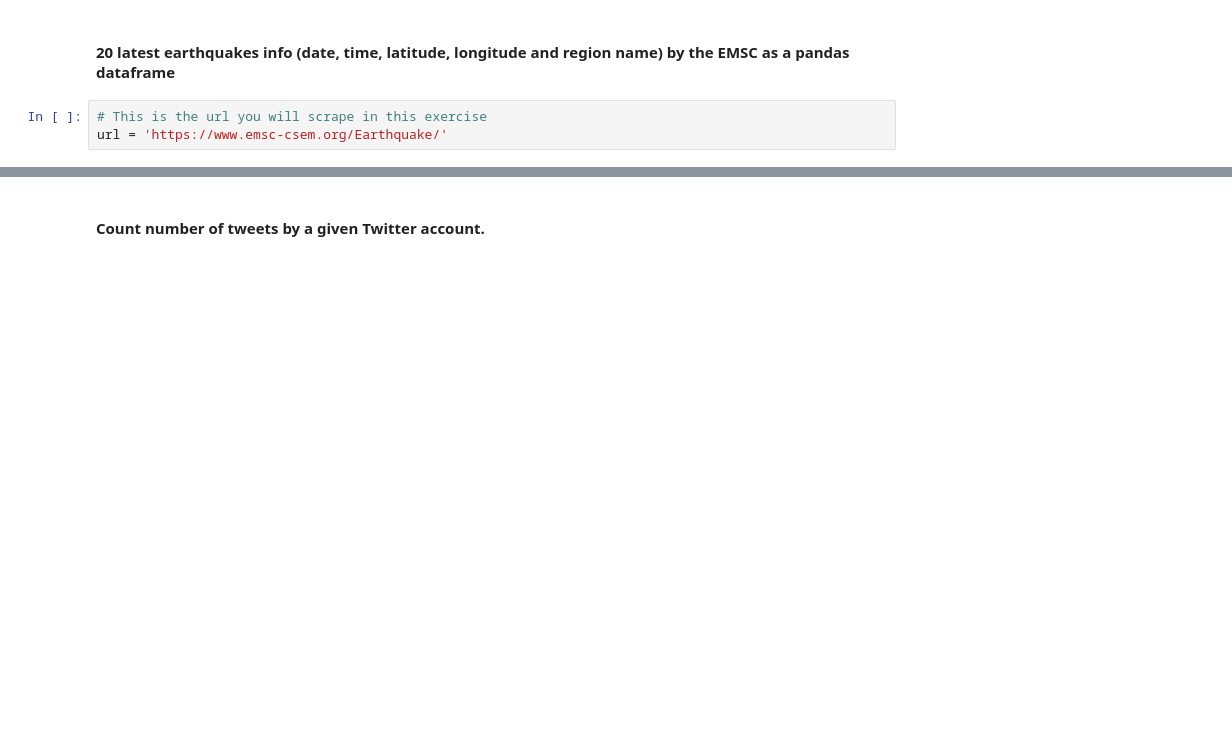
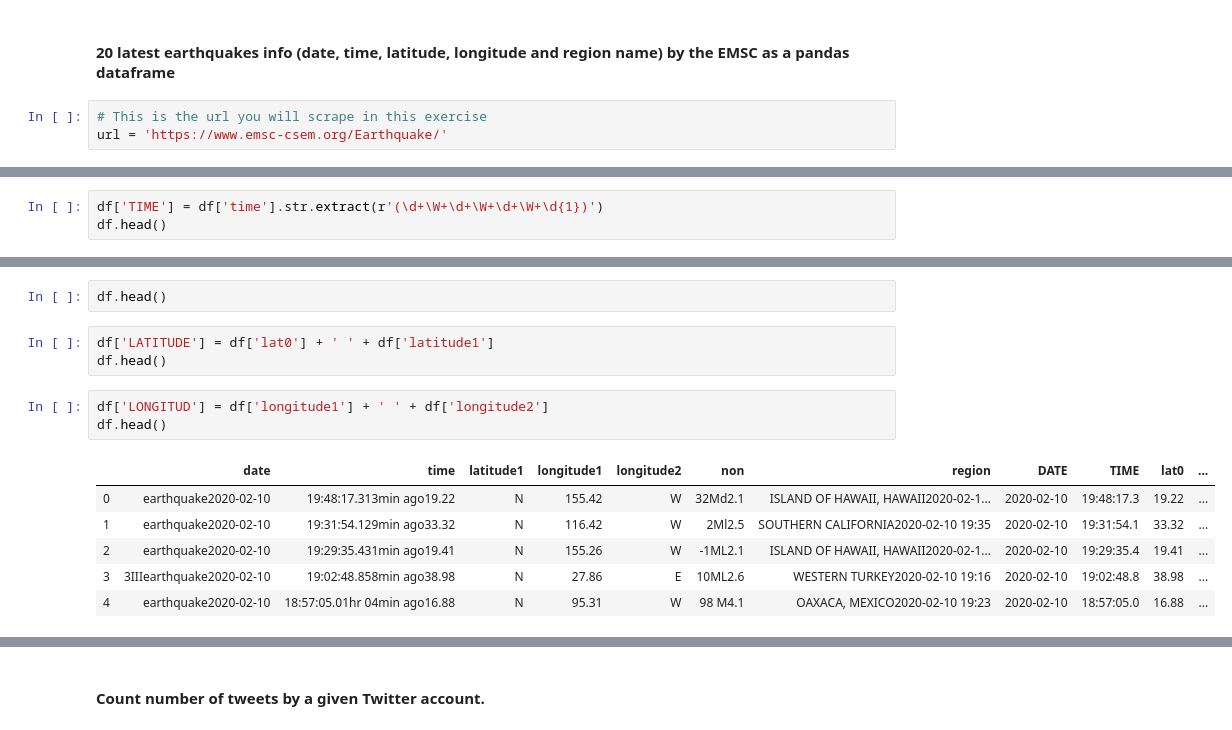
Before and after one commit to ta-datapt-bcn/lab-web-scraping, a Jupyter notebook: your-code/main.ipynb, the cells around one changed output, grey strips where cells are left out. Saved outputs shown, nothing was run; the diff lists cells and outputs as text; blank space fills up the shorter version.

```diff
--- a/your-code/main.ipynb
+++ b/your-code/main.ipynb
@@ -417,0 +592,3 @@ url = 'https://www.emsc-csem.org/Earthquake/'
+# %%
+df['TIME'] = df['time'].str.extract(r'(\d+\W+\d+\W+\d+\W+\d{1})')
+df.head()
@@ -417,0 +621,15 @@ url = 'https://www.emsc-csem.org/Earthquake/'
+# %%
+df.head()
+# %%
+df['LATITUDE'] = df['lat0'] + ' ' + df['latitude1']
+df.head()
+# %%
+df['LONGITUD'] = df['longitude1'] + ' ' + df['longitude2']
+df.head()
+# %% [output]
+|  | date | time | latitude1 | longitude1 | longitude2 | non | region | DATE | TIME | lat0 | ... |
+| 0 | earthquake2020-02-10 | 19:48:17.313min ago19.22 | N | 155.42 | W | 32Md2.1 | ISLAND OF HAWAII, HAWAII2020-02-1... | 2020-02-10 | 19:48:17.3 | 19.22 | ... |
+| 1 | earthquake2020-02-10 | 19:31:54.129min ago33.32 | N | 116.42 | W | 2Ml2.5 | SOUTHERN CALIFORNIA2020-02-10 19:35 | 2020-02-10 | 19:31:54.1 | 33.32 | ... |
+| 2 | earthquake2020-02-10 | 19:29:35.431min ago19.41 | N | 155.26 | W | -1ML2.1 | ISLAND OF HAWAII, HAWAII2020-02-1... | 2020-02-10 | 19:29:35.4 | 19.41 | ... |
+| 3 | 3IIIearthquake2020-02-10 | 19:02:48.858min ago38.98 | N | 27.86 | E | 10ML2.6 | WESTERN TURKEY2020-02-10 19:16 | 2020-02-10 | 19:02:48.8 | 38.98 | ... |
+| 4 | earthquake2020-02-10 | 18:57:05.01hr 04min ago16.88 | N | 95.31 | W | 98 M4.1 | OAXACA, MEXICO2020-02-10 19:23 | 2020-02-10 | 18:57:05.0 | 16.88 | ... |
```
Also changed, not shown: parts of 14 cells of this notebook.
